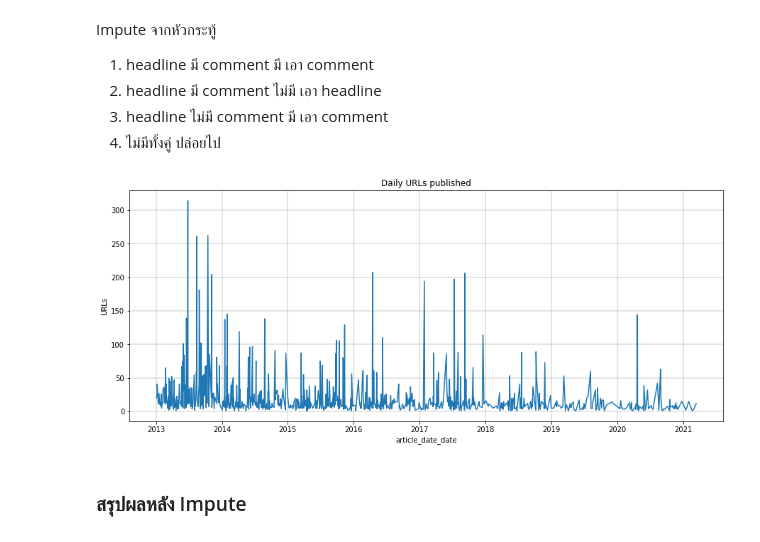
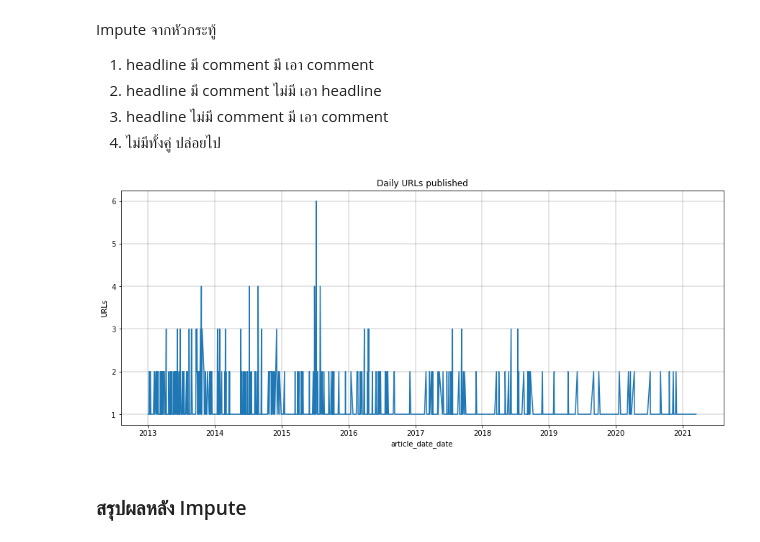
Before and after one commit to pacharapol4066/Product-Position-SNA, a Jupyter notebook: 03.EDA_Headline_Comments.ipynb, the cells around one changed output. Drawn from its saved outputs; the diff is of its cells as text; code cells hidden in the pictures.

```diff
--- a/03.EDA_Headline_Comments.ipynb
+++ b/03.EDA_Headline_Comments.ipynb
@@ -206,10 +206,9 @@ df_join_url.drop(columns=['h_mention_dairy','h_mention_product','h_mention_brand
 # %%
 # Domain Reduce
 df_plotViz = df_join_url.copy()
-df_plotViz.drop_duplicates(subset='URLs',keep='first',ignore_index=True)
-plotLine_URLs('article_date_date',df_plotViz)
+plotLine_URLs('article_date_date',df_plotViz.drop_duplicates(subset='URLs',keep='first',ignore_index=True))
 # %% [output]
-[figure, old version]
+[figure, new version]
 # %% [markdown]
 ### สรุปผลหลัง Impute
 # %%
```
Also changed, not shown: parts of 9 cells of this notebook, 2 other files.
